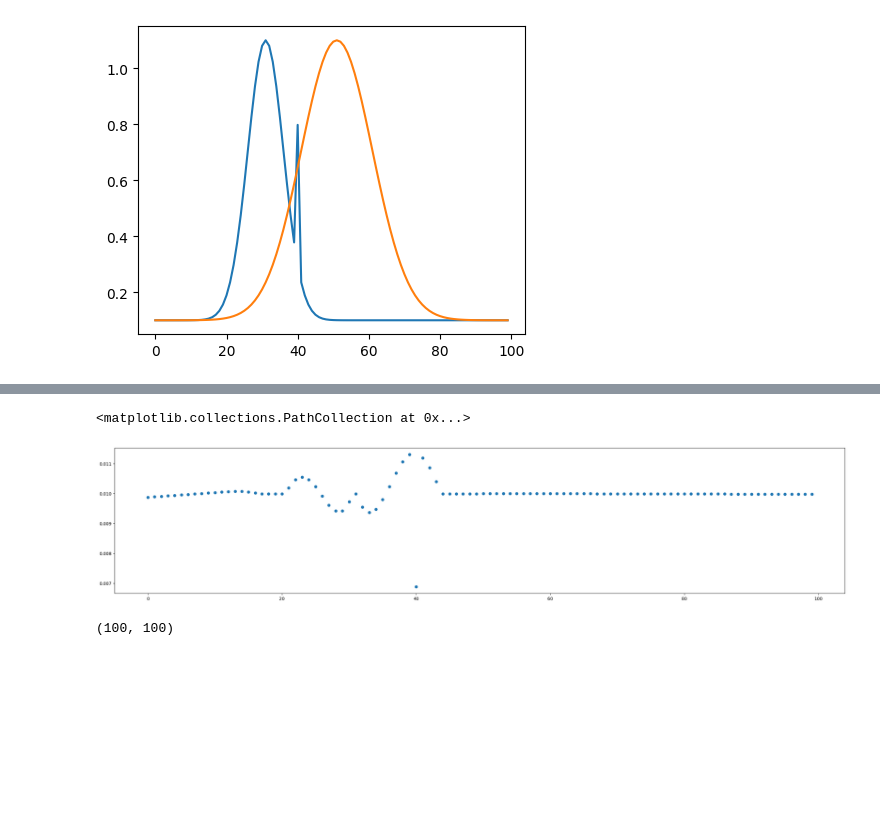
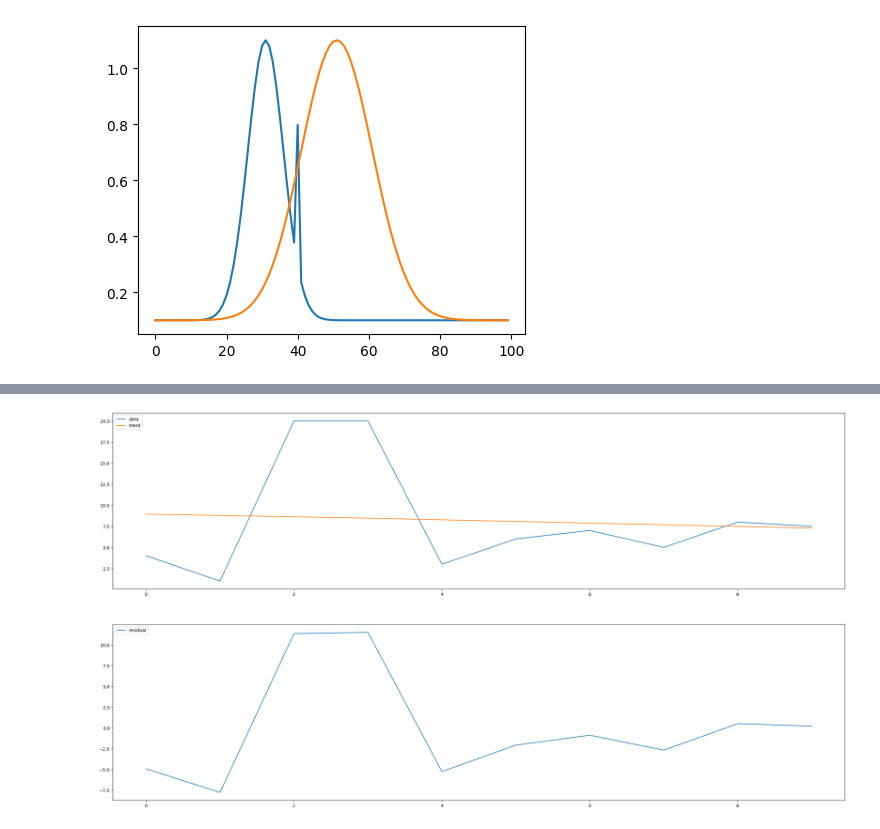
Before and after one commit to ducphuE10/robust-OPW, a Jupyter notebook: run.ipynb, the cells around one changed output, grey strips where cells are left out. Cells and saved outputs as stored; diff of their text form; code cells hidden in the pictures; blank space fills up the shorter version.

```diff
--- a/run.ipynb
+++ b/run.ipynb
@@ -85,15 +72,0 @@ def res2prob(residual):
-# %%
-y1_trend = l1tf(y1,0.5)
-y2_trend = l1tf(y2,0.5)
-
-y1_res = y1 - y1_trend
-y2_res = y2 - y2_trend
-
-y1_res = res2prob(y1_res).reshape(-1,1)
-y2_res = res2prob(y2_res).reshape(-1,1)
-# %%
-fig = plt.figure(figsize=(30,6))
-plt.scatter(np.arange(y1_res.shape[0]),y1_res)
-# %% [output]
-<matplotlib.collections.PathCollection at 0x...>
-[figure, removed]
@@ -102,4 +72,0 @@ prior_dis = y1_res.dot(y2_res.T)
-# %%
-prior_dis.shape
-# %% [output]
-(100, 100)
@@ -107,0 +73,4 @@ from algo import *
+# %%
+visualize(y2,y2_trend)
+# %% [output]
+[figure, added]
```
Also changed, not shown: parts of 23 cells of this notebook, 4 other files.
